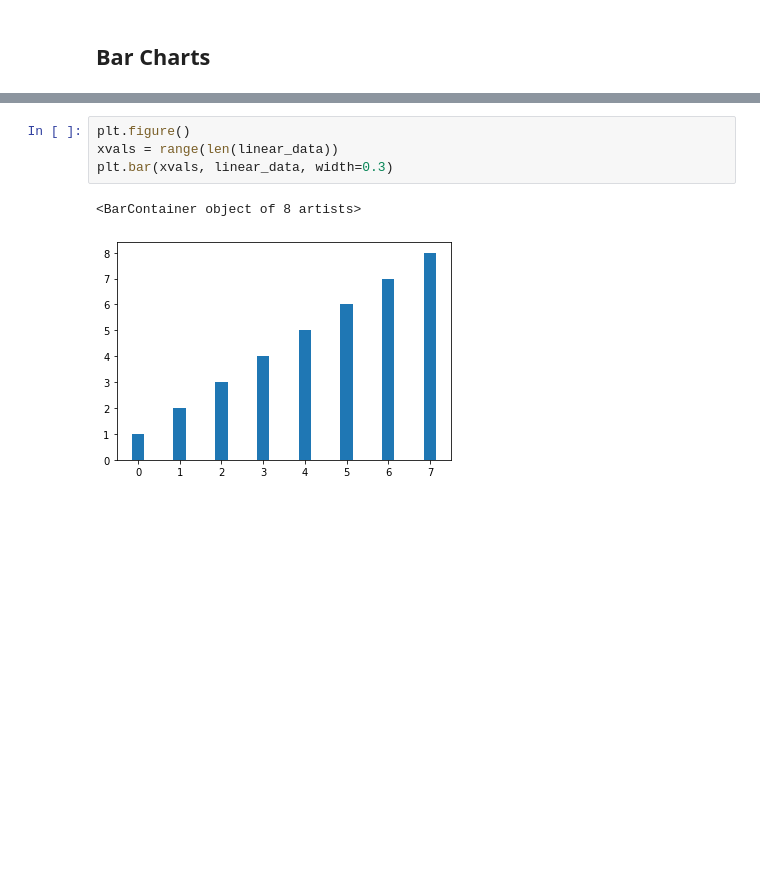
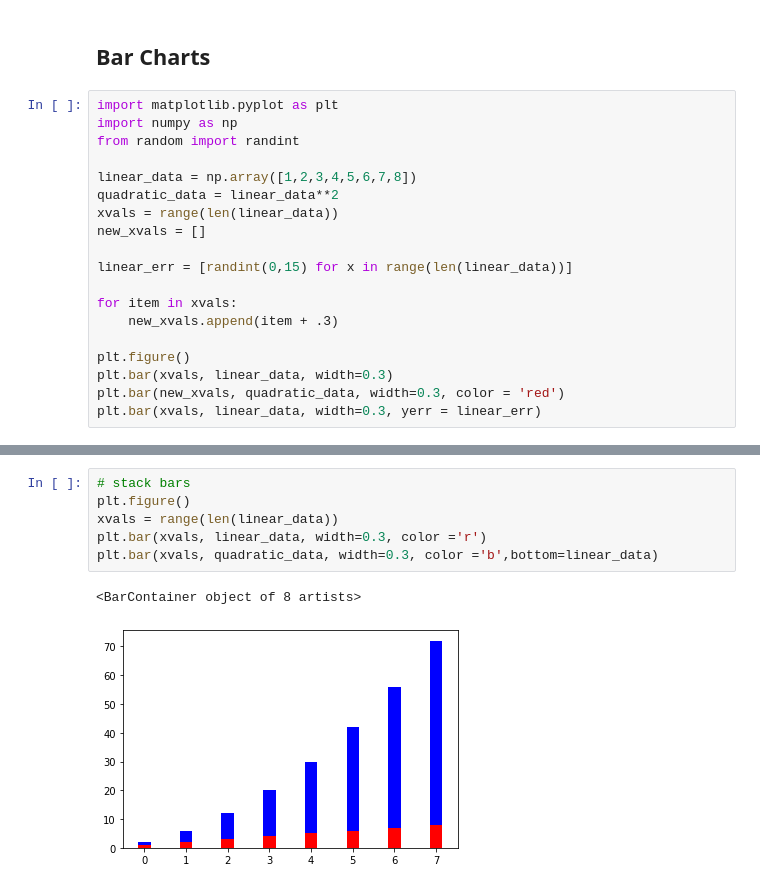
Before and after one commit to EduardoMontero-100/DataScience, a Jupyter notebook: coursera/exercises_matplot.ipynb, the cells around one changed output, grey strips where cells are left out. Drawn from its saved outputs; the diff is of its cells as text; blank space fills up the shorter version.

Commit message:
bar chart scripts

```diff
--- a/coursera/exercises_matplot.ipynb
+++ b/coursera/exercises_matplot.ipynb
@@ -212,3 +212,22 @@ Text(0.5, 1.0, 'Quadratic ($x^2$) vs. Linear ($x$) performance')
 [figure]
 # %% [markdown]
 ## Bar Charts
+# %%
+import matplotlib.pyplot as plt
+import numpy as np
+from random import randint
+
+linear_data = np.array([1,2,3,4,5,6,7,8])
+quadratic_data = linear_data**2
+xvals = range(len(linear_data))
+new_xvals = []
+
+linear_err = [randint(0,15) for x in range(len(linear_data))]
+
+for item in xvals:
+    new_xvals.append(item + .3)
+
+plt.figure()
+plt.bar(xvals, linear_data, width=0.3)
+plt.bar(new_xvals, quadratic_data, width=0.3, color = 'red')
+plt.bar(xvals, linear_data, width=0.3, yerr = linear_err)
@@ -215,7 +237,9 @@ Text(0.5, 1.0, 'Quadratic ($x^2$) vs. Linear ($x$) performance')
 # %%
+# stack bars
 plt.figure()
 xvals = range(len(linear_data))
-plt.bar(xvals, linear_data, width=0.3)
+plt.bar(xvals, linear_data, width=0.3, color ='r')
+plt.bar(xvals, quadratic_data, width=0.3, color ='b',bottom=linear_data)
 # %% [output]
 <BarContainer object of 8 artists>
-[figure, old version]
+[figure, new version]
```
Also changed, not shown: parts of 2 cells of this notebook, 1 other file.
